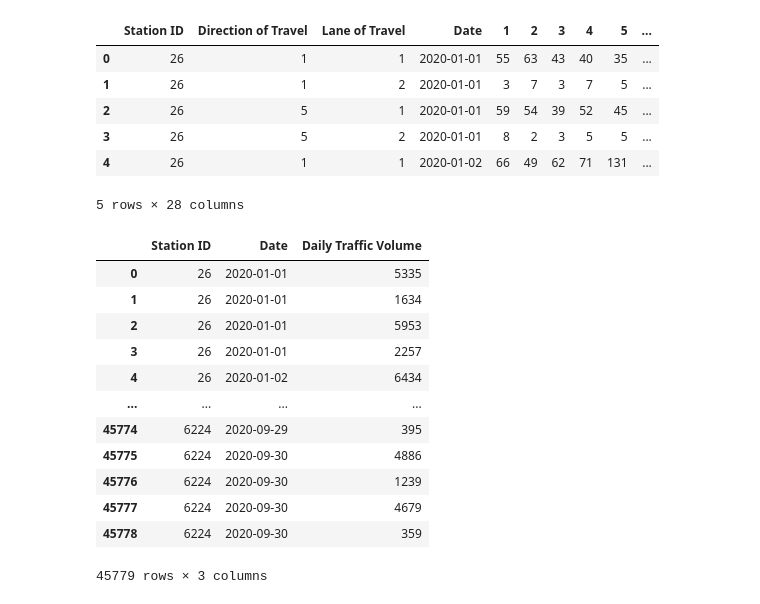
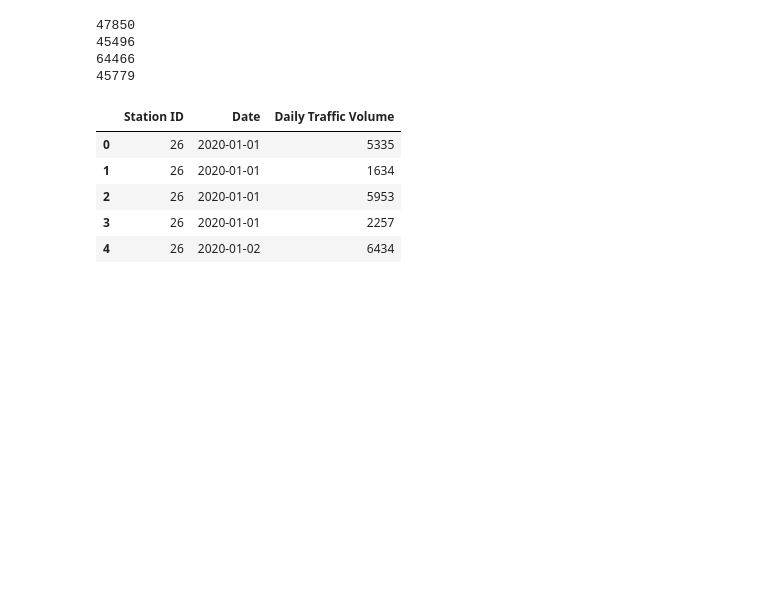
Before and after one commit to gonzaloreusch/Air-Quality, a Jupyter notebook: DataFrames/traffic.ipynb, the cells around one changed output. Cells and saved outputs as stored; diff of their text form; code cells hidden in the pictures; blank space fills up the shorter version.

```diff
--- a/DataFrames/traffic.ipynb
+++ b/DataFrames/traffic.ipynb
@@ -3,39 +3,44 @@ import pandas as pd
 import datetime as dt
 import matplotlib.pyplot as plt
 import matplotlib.dates as mdates
+import matplotlib as mpl
+from datetime import datetime
 
-traffic_datafile17 = "../Resources/2017_traffic_atr_volume.csv"
-traffic_datafile18 = "../Resources/2018_traffic_atr_volume.csv"
-traffic_datafile19 = "../Resources/2019_traffic_atr_volume.csv"
-traffic_datafile20 = "../Resources/2020_traffic_atr_volume.csv"
-traffic_data = pd.read_csv(traffic_datafile)
-traffic_data = traffic_data.rename(columns={"station_id": "Station ID", 'dir_of_travel': 'Direction of Travel', 'lane_of_travel': 'Lane of Travel', 'date': 'Date'})
-#traffic_data['Daily']
+# get traffic data for years 2017 - 2020
+datafiles = {'2017': "../Resources/2017_traffic_atr_volume.csv",
+            '2018': "../Resources/2018_traffic_atr_volume.csv",
+            '2019': "../Resources/2019_traffic_atr_volume.csv",
+            '2020': "../Resources/2020_traffic_atr_volume.csv"}
 
-traffic_data.head()
+# loop to create a dataframe for each year
+traffic = {}
+for i in datafiles:
+    traffic[i] = pd.DataFrame()
+    traffic[i] = pd.read_csv(datafiles[i])
+    traffic[i] = traffic[i].rename(columns={"station_id": "Station ID", 'dir_of_travel': 'Direction of Travel', 'lane_of_travel': 'Lane of Travel', 'date': 'Date'})
+
+traffic['2020'].head()
+print(len(traffic['2017']))
+print(len(traffic['2018']))
+print(len(traffic['2019']))
+print(len(traffic['2020']))
 # %% [output]
-|  | Station ID | Direction of Travel | Lane of Travel | Date | 1 | 2 | 3 | 4 | 5 | ... |
-| 0 | 26 | 1 | 1 | 2020-01-01 | 55 | 63 | 43 | 40 | 35 | ... |
-| 1 | 26 | 1 | 2 | 2020-01-01 | 3 | 7 | 3 | 7 | 5 | ... |
-| 2 | 26 | 5 | 1 | 2020-01-01 | 59 | 54 | 39 | 52 | 45 | ... |
-| 3 | 26 | 5 | 2 | 2020-01-01 | 8 | 2 | 3 | 5 | 5 | ... |
-| 4 | 26 | 1 | 1 | 2020-01-02 | 66 | 49 | 62 | 71 | 131 | ... |
-5 rows × 28 columns
+47850
+45496
+64466
+45779
 # %%
-traffic_condensed = pd.DataFrame({'Station ID': traffic_data['Station ID'], 'Date': traffic_data['Date']})
-traffic_condensed['Daily Traffic Volume'] = traffic_data.iloc[:, 4:28].sum(axis=1)
-traffic_condensed
+# tally up daily totals for each
+condensed = {}
+for i in traffic:
+    condensed[i] = pd.DataFrame({'Station ID': traffic[i]['Station ID'], 'Date': traffic[i]['Date']})
+    condensed[i]['Daily Traffic Volume'] = traffic[i].iloc[:, 4:28].sum(axis=1)
+
+condensed['2020'].head()
 # %% [output]
 |  | Station ID | Date | Daily Traffic Volume |
 | 0 | 26 | 2020-01-01 | 5335 |
 | 1 | 26 | 2020-01-01 | 1634 |
 | 2 | 26 | 2020-01-01 | 5953 |
 | 3 | 26 | 2020-01-01 | 2257 |
 | 4 | 26 | 2020-01-02 | 6434 |
-| ... | ... | ... | ... |
-| 45774 | 6224 | 2020-09-29 | 395 |
-| 45775 | 6224 | 2020-09-30 | 4886 |
-| 45776 | 6224 | 2020-09-30 | 1239 |
-| 45777 | 6224 | 2020-09-30 | 4679 |
-| 45778 | 6224 | 2020-09-30 | 359 |
-45779 rows × 3 columns
```
Also changed, not shown: parts of 4 cells of this notebook.
